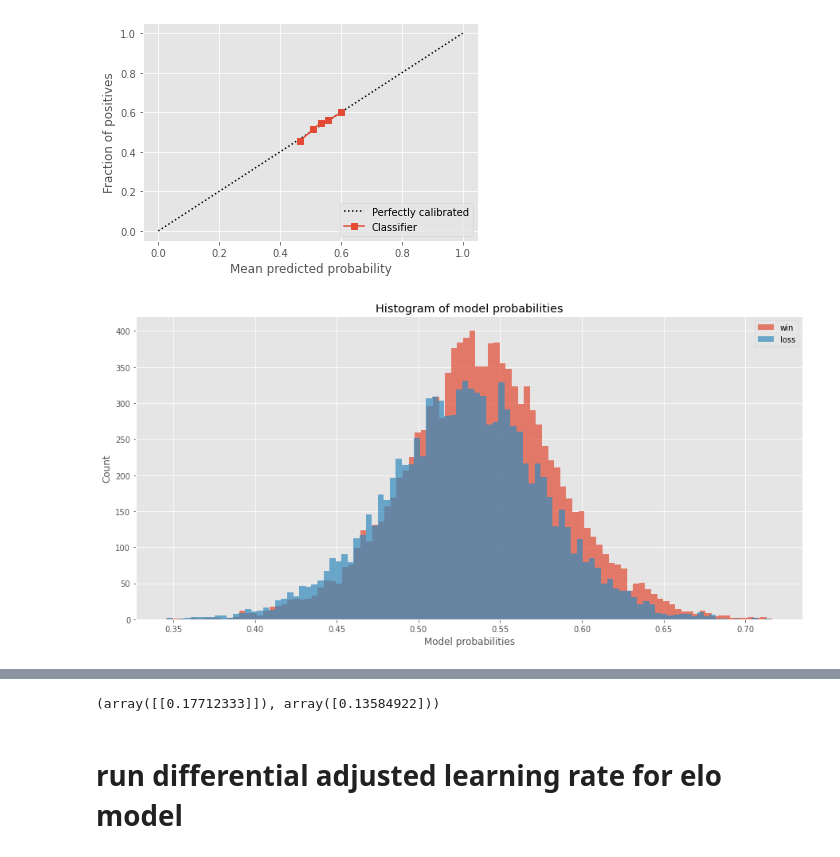
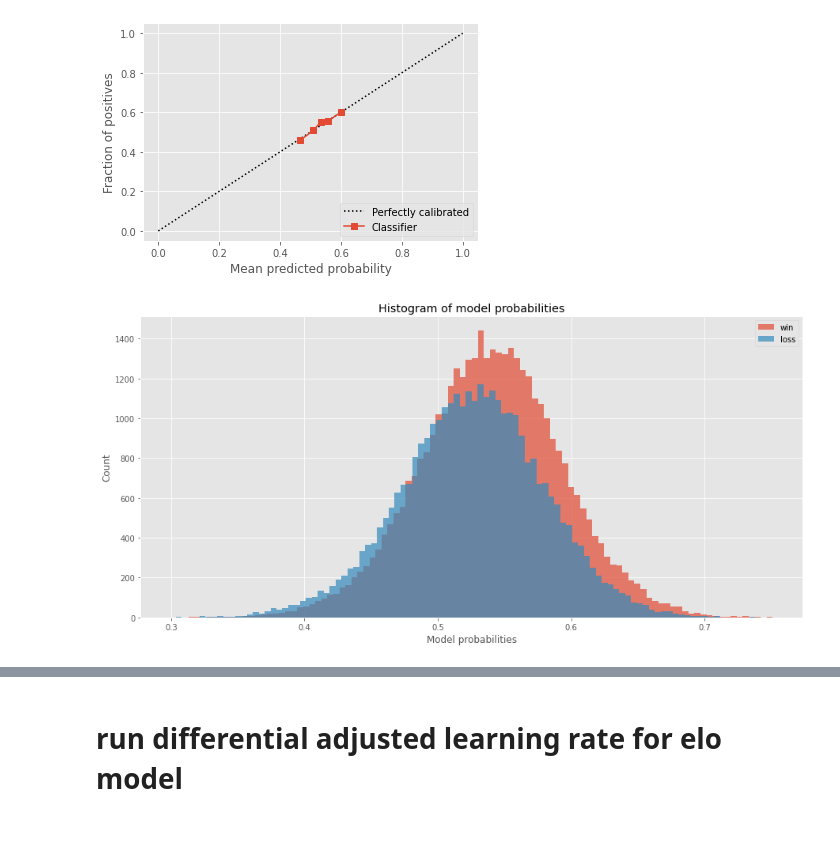
Before and after one commit to lanejere5/mlb, a Jupyter notebook: elo/elo_2022_07_05.ipynb, the cells around one changed output, grey strips where cells are left out. Saved outputs shown, nothing was run; the diff lists cells and outputs as text; code cells hidden in the pictures; blank space fills up the shorter version.

```diff
--- a/elo/elo_2022_07_05.ipynb
+++ b/elo/elo_2022_07_05.ipynb
@@ -33,9 +33,10 @@ pd.set_option('display.max_columns', None)
 
 features = pd.read_parquet(
     '/content/drive/My Drive/mlb/features/features.parquet',
-    columns=['game_id', 'date', 'visitor_id', 'home_id', 'season', 'W', 'RD', 'home_rest_3', 'visitor_rest_3'])
+    columns=['game_id', 'date', 'visitor_id', 'home_id', 'season', 'W', 'RD', 'home_rest_5', 'visitor_rest_5', 'home_rest_10', 'visitor_rest_10'])
 
-features['delta_rest_3'] = features['home_rest_3'] - features['visitor_rest_3']
+features['delta_rest_5'] = features['home_rest_5'] - features['visitor_rest_5']
+features['delta_rest_10'] = features['home_rest_10'] - features['visitor_rest_10']
 
 features.head(10)
 # %% [output]
@@ -327,13 +351,13 @@ params = ELOParams(**{
     'k_1': 4,
     'b': 0.135,
     'ratings': np.zeros(30),
-    'weights': np.array([0.187]),
+    'weights': np.array([0.288]),
     'k_2': 0.0
 })
 
 elo = ELO.from_params(params)
 
-df = train(elo, features, .5, ['delta_rest_3'])
+df = train(elo, features, .5, ['delta_rest_10'])
 
 plot_model_performance(df)
 # %% [output]
@@ -354,31 +378,13 @@ plot_probability_calibration(df, list(range(1990,2000)))
 # %% [output]
 [figure]
 # %%
-plot_probability_histogram(df, list(range(1990,2000)))
+plot_probability_histogram(df, list(range(1990, 2022)))
 # %% [output]
-[figure, old version]
+[figure, new version]
 # %%
 plot_log_loss_by_week(df, [2000, 2001, 2002])
 # %% [output]
 [interactive output not drawn]
-# %%
-from sklearn.linear_model import LogisticRegression
-
-logistic_clf = LogisticRegression(
-    solver='saga',
-    random_state=42
-)
-
-X = features[features['season'] > 2010]
-
-logistic_clf.fit(
-    X[['delta_rest_3']],
-    X['W']
-)
-
-logistic_clf.coef_, logistic_clf.intercept_
-# %% [output]
-(array([[0.17712333]]), array([0.13584922]))
 # %% [markdown]
 # run differential adjusted learning rate for elo model
 # %%
```
Also changed, not shown: parts of 5 cells of this notebook.
